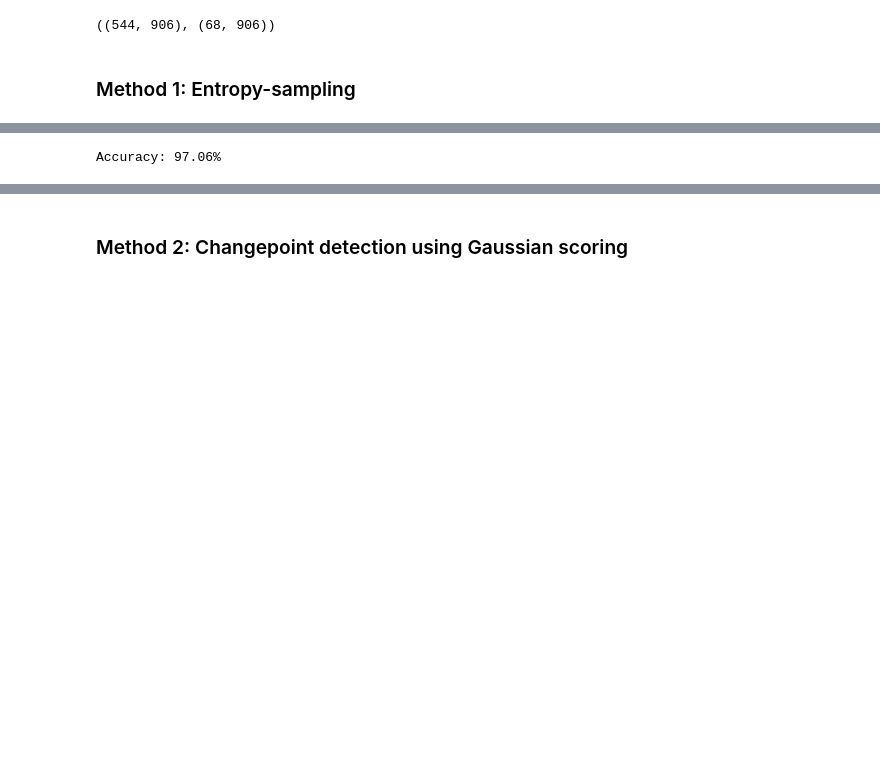
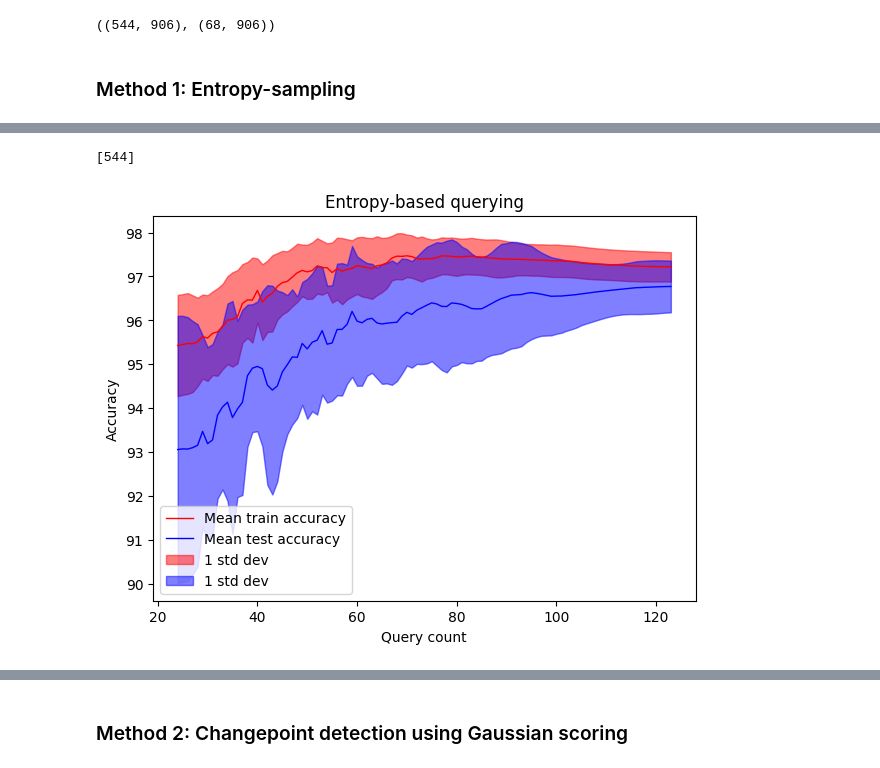
Before and after one commit to AmroAbdrabo/application-of-online-anomaly-detection-using-one-class-classification-to-z24, a Jupyter notebook: Chapter3-ActiveLearning/Streaming-AL/River/river_experiments.ipynb, the cells around one changed output, grey strips where cells are left out. Drawn from its saved outputs; the diff is of its cells as text; code cells hidden in the pictures; blank space fills up the shorter version.

Commit message:
plots for entropy AL

```diff
--- a/Chapter3-ActiveLearning/Streaming-AL/River/river_experiments.ipynb
+++ b/Chapter3-ActiveLearning/Streaming-AL/River/river_experiments.ipynb
@@ -83,18 +118,52 @@ y_test = binarize(labels_test)
-# %%
-X_river_test = [
-    {f"feature_{i}": value for i, value in enumerate(sample)}
-    for sample in X_test_top_f
-]
-y_river_test = y_test.tolist()  # Converting to list for easier iteration
-metric = metrics.Accuracy()
-
-# Process each sample in the dataset
-for i in range(len(X_river_test)):
-    x = X_river_test[i]
-    y_true = y_river_test[i]
-    y_pred, _ = model.predict_one(x)  # x is now a dictionary
-    metric = metric.update(y_true, y_pred)
-
-print(metric)
-# %% [output]
-Accuracy: 97.06%
+# %%
+def find_common_numbers(list_of_arrays):
+    common_numbers = set(list_of_arrays[0])
+    for arr in list_of_arrays[1:]:
+        common_numbers &= set(arr)
+    return list(common_numbers)
+
+find_common_numbers(n_samples_all_exp) # this is why need interpolation
+# %% [output]
+[544]
+# %%
+def interp_with_extrapolation(x, xp, fp): # interp uses constant extrapolation, this uses slope-based
+    y = np.interp(x, xp, fp)
+    return y
+# %%
+interpolation_range_samples = np.arange(24, 545, 1)
+interp_accs_train = []
+interp_accs_test = []
+for i in range(len(n_samples_all_exp)):
+    exp_i_samples = n_samples_all_exp[i]
+    exp_i_acc_train = acc_train_all_exp[i]
+    exp_i_acc_test = acc_test_all_exp[i]
+
+    interp_extrap_train_i = interp_with_extrapolation(interpolation_range_samples, exp_i_samples, exp_i_acc_train)
+    interp_extrap_test_i = interp_with_extrapolation(interpolation_range_samples, exp_i_samples, exp_i_acc_test)
+
+    interp_accs_test.append(interp_extrap_test_i)
+    interp_accs_train.append(interp_extrap_train_i)
+# %%
+# the fill between plot
+import matplotlib.pyplot as plt
+y_train_mean = np.mean(interp_accs_train, axis=0)
+y_test_mean  = np.mean(interp_accs_test, axis = 0)
+train_std = np.std(interp_accs_train, axis=0)
+test_std = np.std(interp_accs_test, axis=0)
+
+# increase width of plot
+plt.figure(figsize=(8, 5))
+end = 100
+x = ((interpolation_range_samples)[0:end])
+plt.plot(x, y_train_mean[0:end], '-r', label='Mean train accuracy')
+plt.plot(x, y_test_mean[0:end], '-b', label='Mean test accuracy')
+
+plt.fill_between(x, (y_train_mean - train_std)[0:end], (y_train_mean + train_std)[0:end], color='red', alpha=0.5, label='1 std dev')
+plt.fill_between(x, (y_test_mean - test_std)[0:end], (y_test_mean + test_std)[0:end], color='blue', alpha=0.5, label='1 std dev')
+plt.title("Entropy-based querying")
+plt.xlabel("Query count")
+plt.ylabel("Accuracy")
+plt.legend()
+plt.show()
+# %% [output]
+[figure, added]
```
Also changed, not shown: parts of 6 cells of this notebook.
